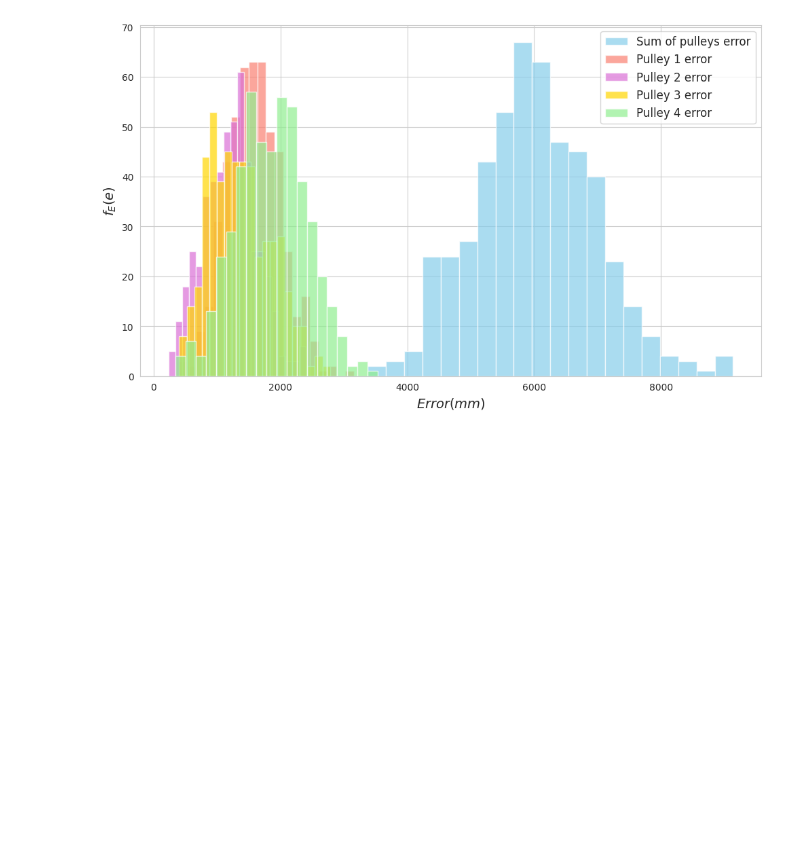
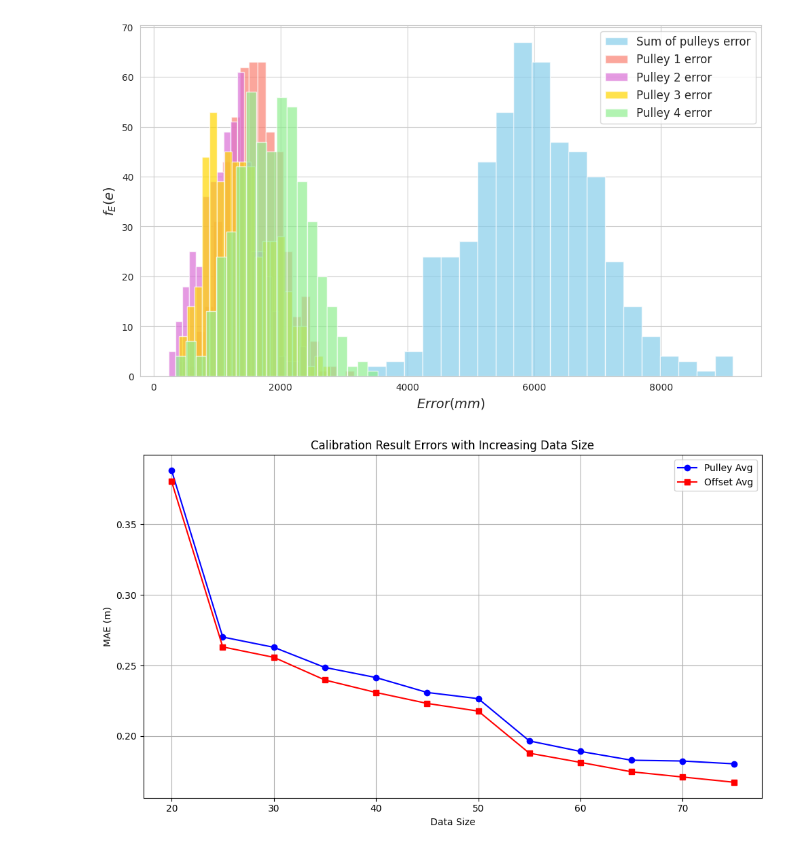
Before and after one commit to MohammadrezaDindarloo/ARASFactorSLAC, a Jupyter notebook: ArasFactor_long_cable_realdata_self_calibration_base/scampi_factor_graph/result/calibration_analysing.ipynb, the cells around one changed output. Cells and saved outputs as stored; diff of their text form; code cells hidden in the pictures; blank space fills up the shorter version.

Commit message:
last updates in self calibration.(not answered)

```diff
--- a/ArasFactor_long_cable_realdata_self_calibration_base/scampi_factor_graph/result/calibration_analysing.ipynb
+++ b/ArasFactor_long_cable_realdata_self_calibration_base/scampi_factor_graph/result/calibration_analysing.ipynb
@@ -212,3 +212,34 @@ plt.savefig('small_sanity_500_noisy.png', dpi=300)  # Save plot as PNG with high
 plt.show()
 # %% [output]
 [figure]
+# %%
+import matplotlib.pyplot as plt
+
+# Data
+data_sizes = [75, 70, 65, 60, 55, 50, 45, 40, 35, 30, 25, 20]
+pulley_avg = [180.38710235943776, 182.3678135, 182.92424479166667, 189.15802291666668,
+              196.59249549999996, 226.51505, 230.89874974226805, 241.45463184539,
+              248.59525885416664, 262.87696182795696, 270.13831439393937, 387.9807494897959]
+offset_avg = [167.34940317720884, 171.03993040000003, 174.72985447916665, 181.39476104166667,
+              187.90279594999998, 217.6947736734694, 223.148827378866, 230.87453190024,
+              239.7064061927083, 255.7634806451613, 263.1440925, 380.20505459183676]
+
+# Convert data from millimeters to meters
+pulley_avg = [value / 1000 for value in pulley_avg]
+offset_avg = [value / 1000 for value in offset_avg]
+
+# Plotting
+plt.figure(figsize=(10, 6))
+plt.plot(data_sizes, pulley_avg, marker='o', color='blue', label='Pulley Avg')
+plt.plot(data_sizes, offset_avg, marker='s', color='red', label='Offset Avg')
+plt.xlabel('Data Size')
+plt.ylabel('MAE (m)')
+plt.title('Calibration Result Errors with Increasing Data Size')
+plt.legend()
+plt.grid(True)
+plt.tight_layout()
+
+# Show plot
+plt.show()
+# %% [output]
+[figure, added]
```
Also changed, not shown: 8 other files.
